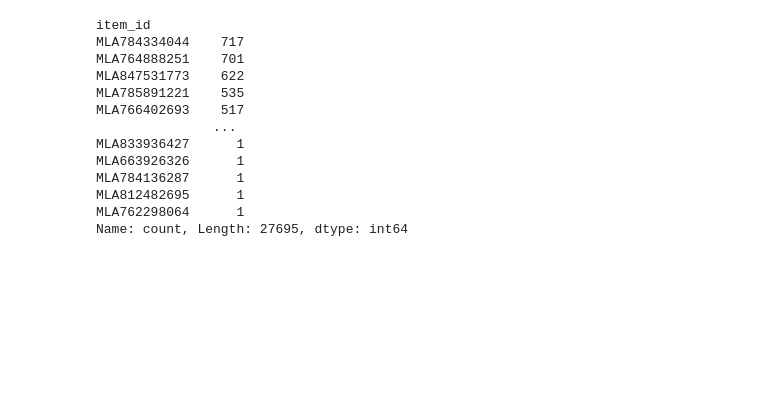
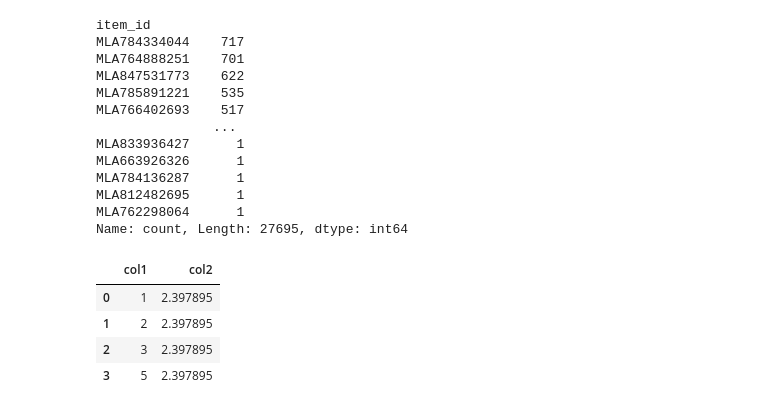
Before and after one commit to tomasglauberman/TP2_TDVI, a Jupyter notebook: analisis_data.ipynb, the cells around one changed output. Saved outputs shown, nothing was run; the diff lists cells and outputs as text; code cells hidden in the pictures; blank space fills up the shorter version.

```diff
--- a/analisis_data.ipynb
+++ b/analisis_data.ipynb
@@ -258,3 +297,15 @@ MLA784136287      1
 MLA812482695      1
 MLA762298064      1
 Name: count, Length: 27695, dtype: int64
+# %%
+# Crea un dataframe nuevo de 2 columnas, la primera todos 1s y la segunda todos 10
+df = pd.DataFrame({'col1': [1, 2,3,5], 'col2': [10, 10, 10,10]})
+columnas_a_transformar = ['col2']
+df[columnas_a_transformar] = np.log1p(df[columnas_a_transformar])
+df
+# %% [output]
+|  | col1 | col2 |
+| 0 | 1 | 2.397895 |
+| 1 | 2 | 2.397895 |
+| 2 | 3 | 2.397895 |
+| 3 | 5 | 2.397895 |
```
Also changed, not shown: parts of 4 cells of this notebook, 3 other files.
